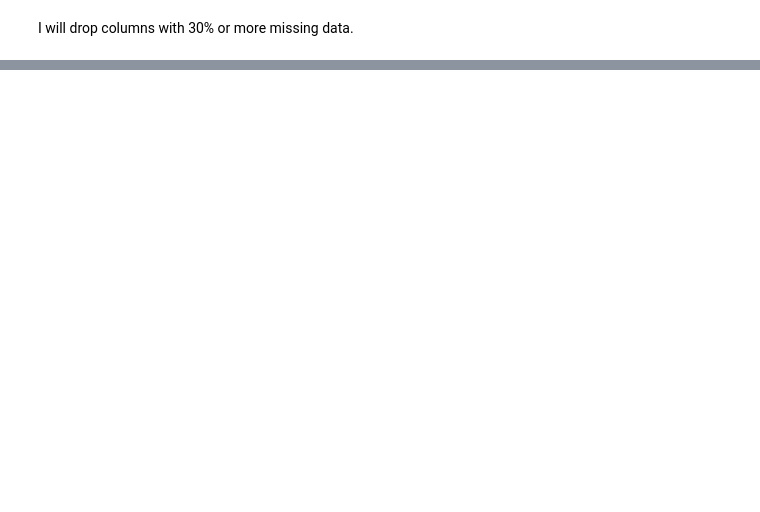
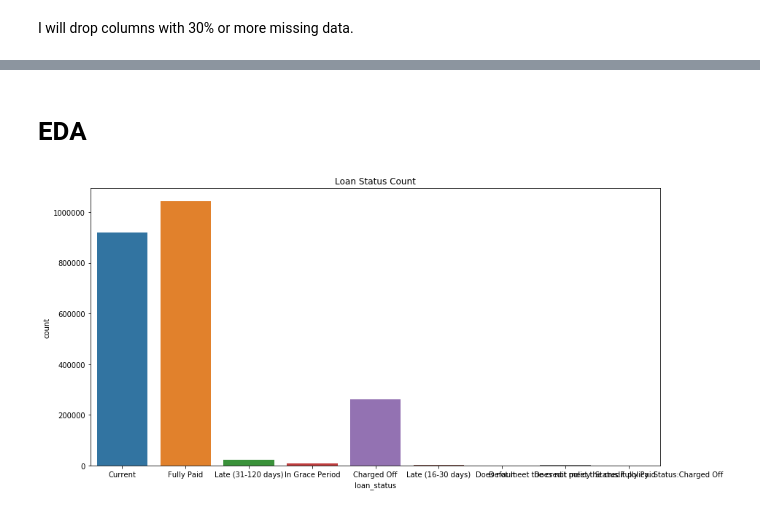
Before and after one commit to andrewhnberry/Identifying-bad-debt, a Jupyter notebook: Part 1 - Exploratory Data Analysis.ipynb, the cells around one changed output, grey strips where cells are left out. Saved outputs shown, nothing was run; the diff lists cells and outputs as text; code cells hidden in the pictures; blank space fills up the shorter version.

```diff
--- a/Part 1 - Exploratory Data Analysis.ipynb
+++ b/Part 1 - Exploratory Data Analysis.ipynb
@@ -174,6 +214,6 @@ round(df.isna().sum()/len(df),3)
 # %% [markdown]
 I will drop columns with 30% or more missing data.
-# %%
-df = df.loc[:, df.isnull().mean() < .3]
+# %%
+df.dropna(thresh = 0.7*(len(df)), axis = 1, inplace = True)
 # %%
 round(df.isna().sum()/len(df),3)
@@ -181,0 +238,11 @@ df.shape
+# %% [markdown]
+# EDA
+# %%
+#Lets beging my looking at the loan status.
+
+plt.figure(figsize = (14,7))
+sns.countplot(x = df.loan_status, data = df)
+plt.title("Loan Status Count")
+plt.show()
+# %% [output]
+[figure, added]
```
Also changed, not shown: parts of 9 cells of this notebook.
